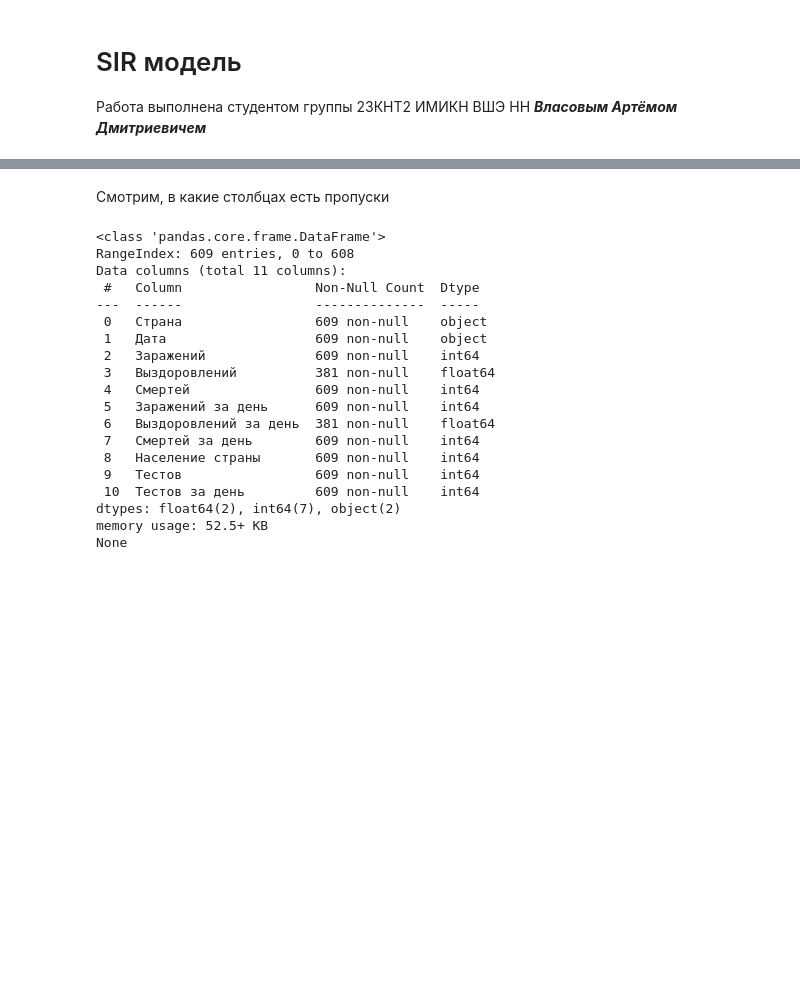
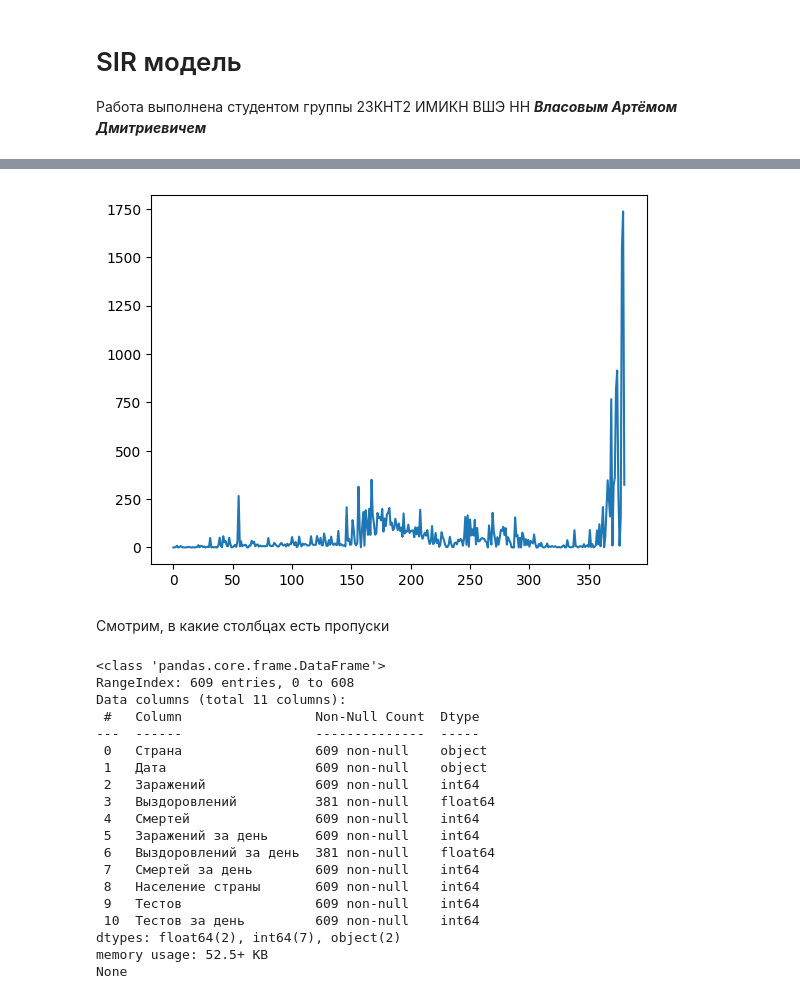
Before and after one commit to Artemiadze/Data-Science-in-Medicine, a Jupyter notebook: SIR-model/Vlasov_Artyom_SIR_Model.ipynb, the cells around one changed output, grey strips where cells are left out. Drawn from its saved outputs; the diff is of its cells as text; code cells hidden in the pictures; blank space fills up the shorter version.

```diff
--- a/SIR-model/Vlasov_Artyom_SIR_Model.ipynb
+++ b/SIR-model/Vlasov_Artyom_SIR_Model.ipynb
@@ -27,6 +27,11 @@ df.tail()
 | 606 | Великобритания | 18.03.2022 | 20243940 | NaN | 164099 | 93093 | NaN | ... |
 | 607 | Великобритания | 19.03.2022 | 20243940 | NaN | 164099 | 0 | NaN | ... |
 | 608 | Великобритания | 20.03.2022 | 20243940 | NaN | 164099 | 0 | NaN | ... |
+# %%
+plt.plot(df.index, df['Выздоровлений за день'])
+plt.show()
+# %% [output]
+[figure, added]
 # %% [markdown]
 Смотрим, в какие столбцах есть пропуски
 # %%
```
Also changed, not shown: parts of 38 cells of this notebook.
